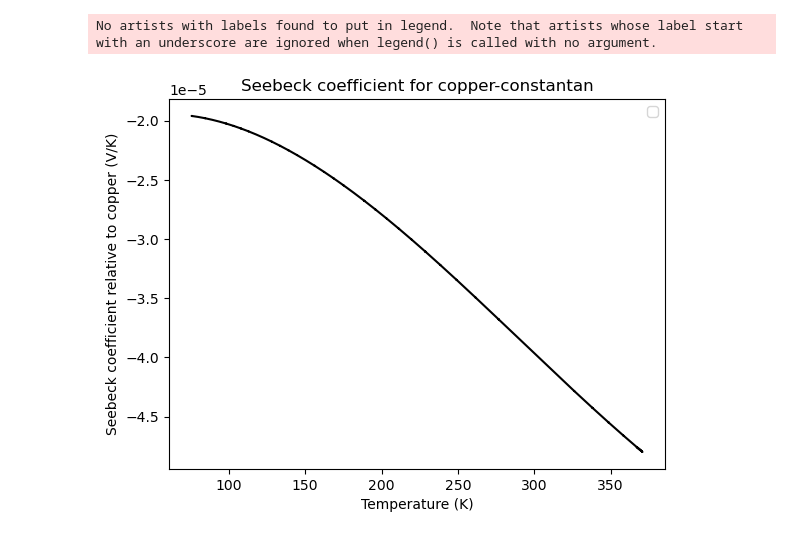
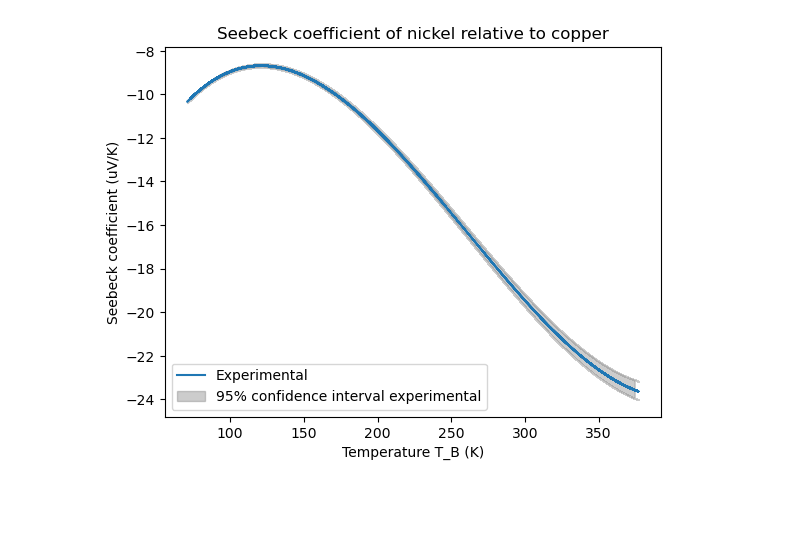
Before and after one commit to mreihs/pplus_seebeck, a Jupyter notebook: second_attempt/analysis.ipynb, the cells around one changed output. Cells and saved outputs as stored; diff of their text form; code cells hidden in the pictures; blank space fills up the shorter version.

```diff
--- a/second_attempt/analysis.ipynb
+++ b/second_attempt/analysis.ipynb
@@ -219,3 +239,6 @@ See the caveats in the documentation: https://pandas.pydata.org/pandas-docs/stab
 #replace nan values with the closest non-nan value
 Kupfer_Konstantan['Temperature_filtered'] = Kupfer_Konstantan['Temperature_filtered'].interpolate(method='nearest')
 Kupfer_Nickel['Temperature_filtered'] = Kupfer_Nickel['Temperature_filtered'].interpolate(method='nearest')
+
+Kupfer_Konstantan['V_T_filtered'] = Kupfer_Konstantan['V_T_filtered'].interpolate(method='nearest')
+Kupfer_Nickel['V_T_filtered'] = Kupfer_Nickel['V_T_filtered'].interpolate(method='nearest')
@@ -272,0 +295,14 @@ plt.legend()
+# %%
+coefficients_dist_k_k = monte_carlo_polyfit_with_x_err(Kupfer_Konstantan['Temperature_filtered'], Kupfer_Konstantan['V_T_filtered'], uncertainty_temperature_k_k, 4)
+coefficients_dist_k_n = monte_carlo_polyfit_with_x_err(Kupfer_Nickel['Temperature_filtered'], Kupfer_Nickel['V_T_filtered'], uncertainty_temperature_k_n, 4)
+# %%
+# calculate the mean and standard deviation of the coefficients
+mean_coefficients_k_k = np.mean(coefficients_dist_k_k, axis=0)
+std_coefficients_k_k = np.std(coefficients_dist_k_k, axis=0)
+upper_poly_fit_k_k = np.polyval(mean_coefficients_k_k + 1.96 * std_coefficients_k_k, Kupfer_Konstantan['Temperature_filtered'])
+lower_poly_fit_k_k = np.polyval(mean_coefficients_k_k - 1.96 * std_coefficients_k_k, Kupfer_Konstantan['Temperature_filtered'])
+
+mean_coefficients_k_n = np.mean(coefficients_dist_k_n, axis=0)
+std_coefficients_k_n = np.std(coefficients_dist_k_n, axis=0)
+upper_poly_fit_k_n = np.polyval(mean_coefficients_k_n + 1.96 * std_coefficients_k_n, Kupfer_Nickel['Temperature_filtered'])
+lower_poly_fit_k_n = np.polyval(mean_coefficients_k_n - 1.96 * std_coefficients_k_n, Kupfer_Nickel['Temperature_filtered'])
@@ -273,21 +402,26 @@ plt.legend()
 # %%
 plt.figure()
 
-for i, p in enumerate(polynomials_k_k):
+# the derivative of the polynomial fit
+dp = np.polyder(polynomial_k_n)
+dp_upper = np.polyder(mean_coefficients_k_n + 1.96 * std_coefficients_k_n)
+dp_lower = np.polyder(mean_coefficients_k_n - 1.96 * std_coefficients_k_n)
 
-    # the derivative of the polynomial fit
-    dp = np.polyder(p)
+dVdT =  np.polyval(dp, Kupfer_Nickel['Temperature_filtered']) * 10 ** 6
+dVdT_upper = np.polyval(dp_upper, Kupfer_Nickel['Temperature_filtered']) * 10 ** 6
+dVdT_lower = np.polyval(dp_lower, Kupfer_Nickel['Temperature_filtered']) * 10 ** 6
 
-    # plot the derivative of the polynomial fit
-    #the line color should be shades of gray
-    # the line color should get darker as the degree of the polynomial increases
-    plt.plot(Kupfer_Konstantan['Temperature_filtered_lowpass'], np.polyval(dp, Kupfer_Konstantan['Temperature_filtered_lowpass']), color=(i/10, i/10, i/10))
+# plot the derivative of the polynomial fit
+#the line color should be shades of gray
+# the line color should get darker as the degree of the polynomial increases
+plt.plot(Kupfer_Nickel['Temperature_filtered'], dVdT - S_Cu_0, label='Experimental')
+# plot area between the upper and lower derivative
+plt.fill_between(Kupfer_Nickel['Temperature_filtered'], dVdT_upper - S_Cu_0, dVdT_lower - S_Cu_0, color='gray', alpha=0.4, label='95% confidence interval experimental')
 
-plt.xlabel('Temperature (K)')
-plt.ylabel('Seebeck coefficient relative to copper (V/K)')
-plt.title('Seebeck coefficient for copper-constantan')
+plt.xlabel('Temperature T_B (K)')
+plt.ylabel('Seebeck coefficient (uV/K)')
+plt.title('Seebeck coefficient of nickel relative to copper')
 plt.legend()
 plt.show()
 # %% [output]
-No artists with labels found to put in legend.  Note that artists whose label start with an underscore are ignored when legend() is called with no argument.
-[figure, old version]
+[figure, new version]
```
Also changed, not shown: parts of 22 cells of this notebook, 6 other files.
